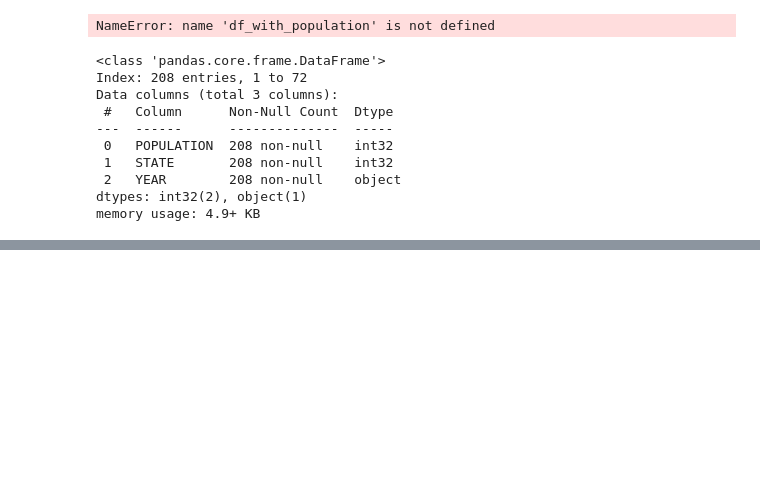
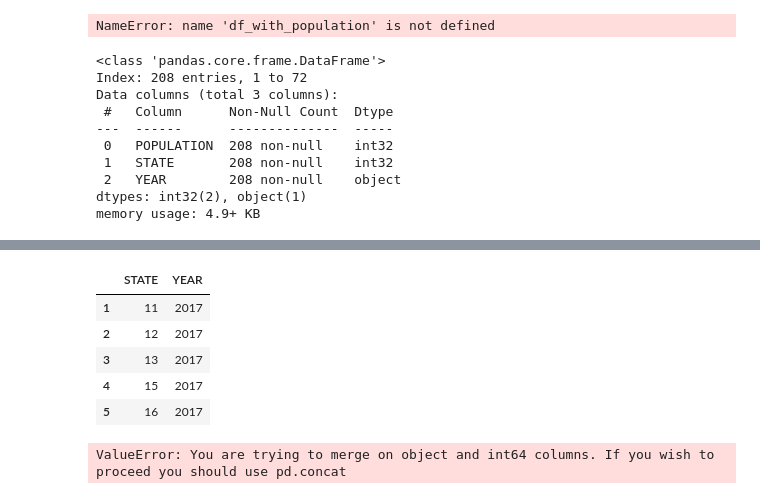
Before and after one commit to Jasneel/WeatherVsAccidents, a Jupyter notebook: jd_test-Copy1.ipynb, the cells around one changed output, grey strips where cells are left out. Cells and saved outputs as stored; diff of their text form; code cells hidden in the pictures; blank space fills up the shorter version.

```diff
--- a/jd_test-Copy1.ipynb
+++ b/jd_test-Copy1.ipynb
@@ -284,0 +302,14 @@ df
+# %%
+final_pop[['STATE','YEAR']].head()
+# %% [output]
+|  | STATE | YEAR |
+| 1 | 11 | 2017 |
+| 2 | 12 | 2017 |
+| 3 | 13 | 2017 |
+| 4 | 15 | 2017 |
+| 5 | 16 | 2017 |
+# %%
+# df1 = pd.merge(final_pop,df, on = "STATE", how = "outer")
+final_pop
+# %% [output]
+ValueError: You are trying to merge on object and int64 columns. If you wish to proceed you should use pd.concat
```
Also changed, not shown: parts of 13 cells of this notebook.
